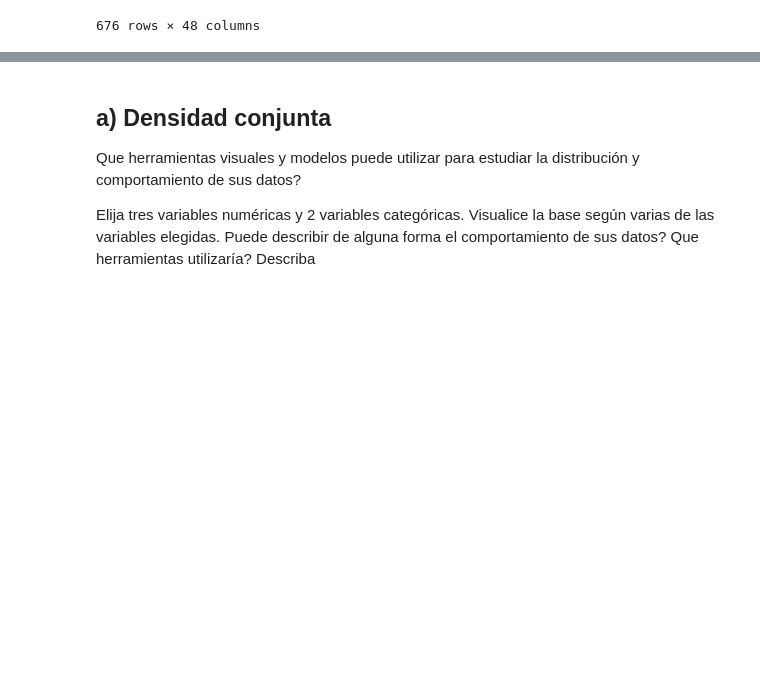
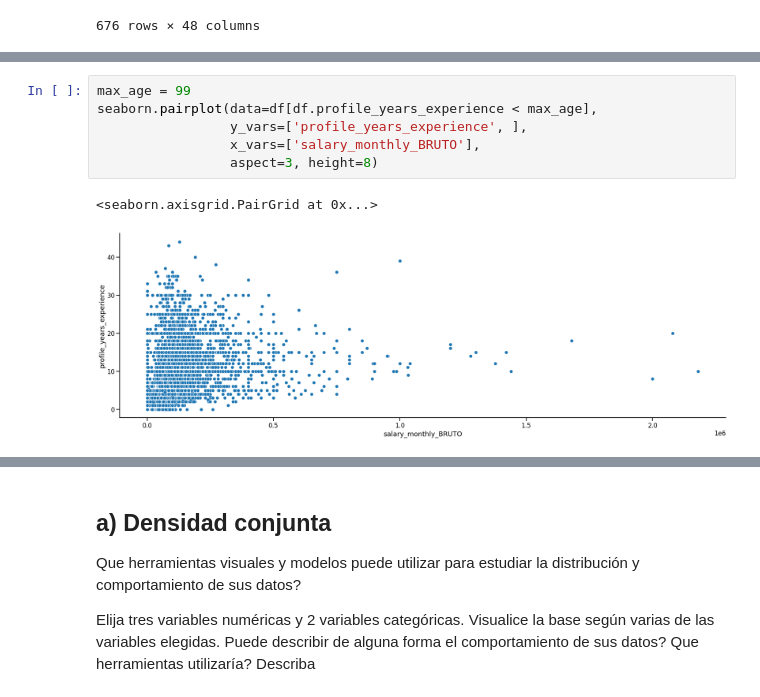
Before and after one commit to gusalvarez10/DiploDatos, a Jupyter notebook: Entregable_Parte_1.ipynb, the cells around one changed output, grey strips where cells are left out. Saved outputs shown, nothing was run; the diff lists cells and outputs as text; blank space fills up the shorter version.

```diff
--- a/Entregable_Parte_1.ipynb
+++ b/Entregable_Parte_1.ipynb
@@ -373,0 +421,9 @@ Para ello considere (igual al ejercicio Anterior):
+# %%
+max_age = 99
+seaborn.pairplot(data=df[df.profile_years_experience < max_age],
+                 y_vars=['profile_years_experience', ],
+                 x_vars=['salary_monthly_BRUTO'],
+                 aspect=3, height=8)
+# %% [output]
+<seaborn.axisgrid.PairGrid at 0x...>
+[figure, added]
```
Also changed, not shown: parts of 57 cells of this notebook.
